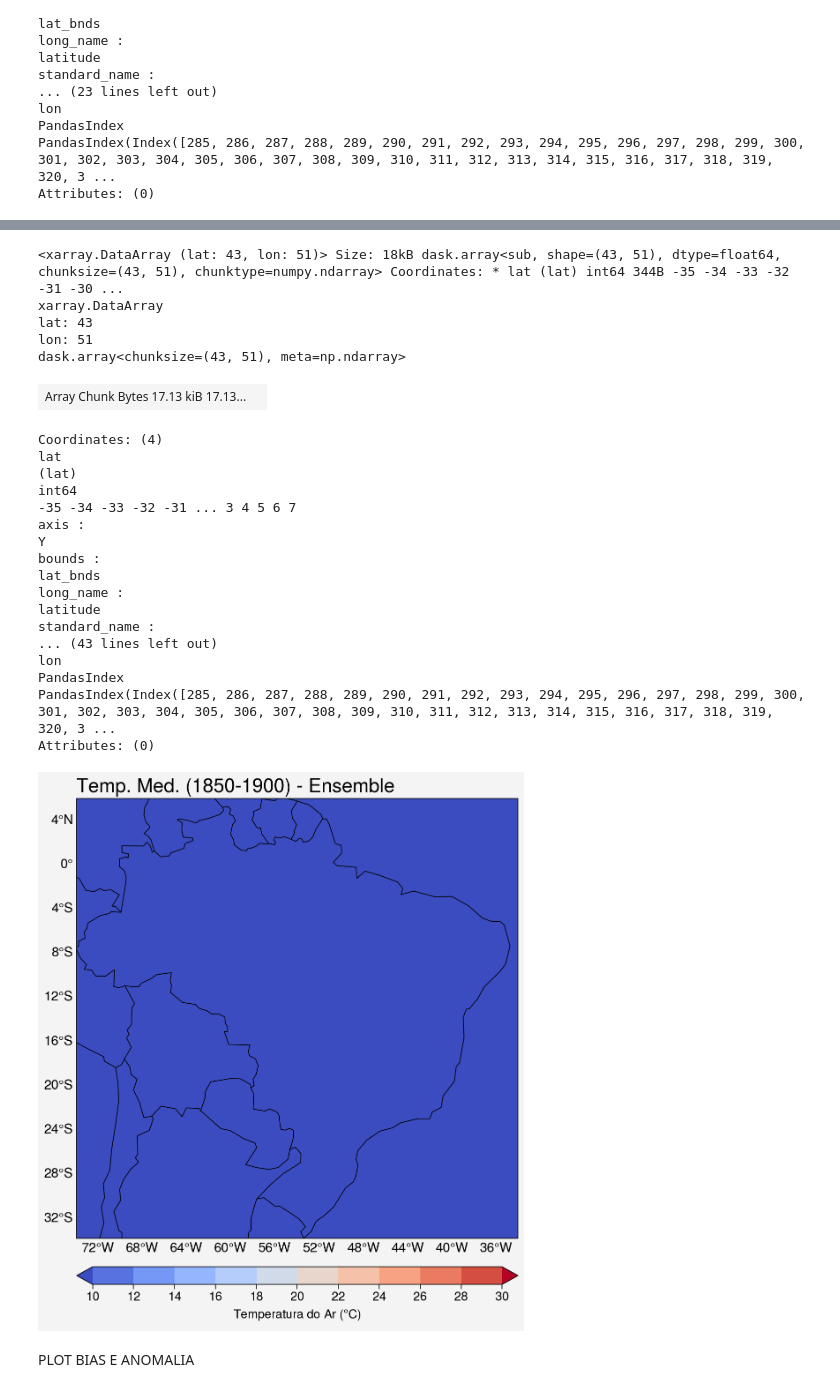
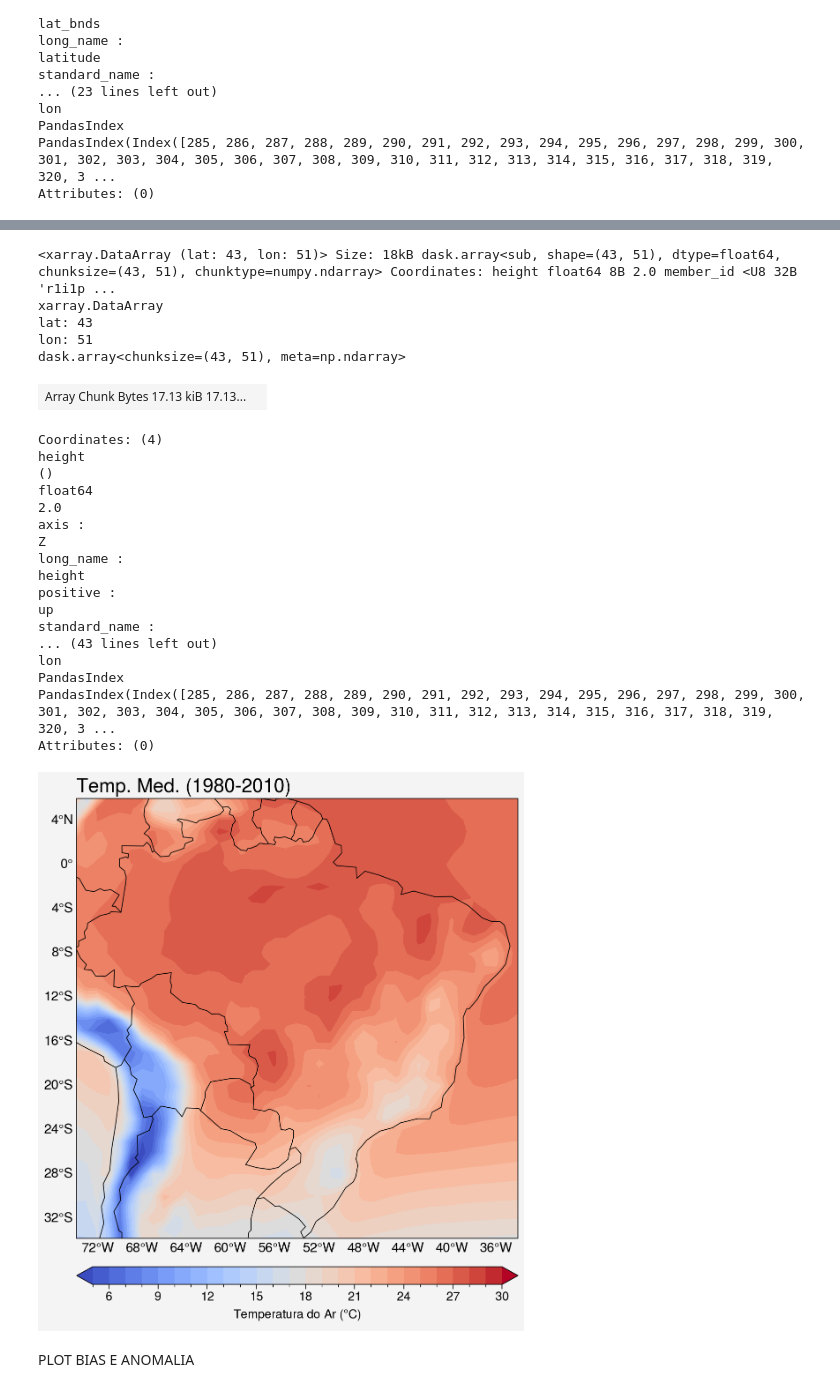
Before and after one commit to pantojaph/Resumo_CPAM_CMIP6, a Jupyter notebook: CPAM_final.ipynb, the cells around one changed output, grey strips where cells are left out. Drawn from its saved outputs; the diff is of its cells as text; code cells hidden in the pictures.

Commit message:
plot vies e temp med ensemble com correção de vies
Revisão final do script para o CPAM

```diff
--- a/CPAM_final.ipynb
+++ b/CPAM_final.ipynb
@@ -691,0 +687,5 @@ pplt.show()
+# %%
+# Período Recente Ensemble
+tas_media_recente = ensemble_historical.sel(time=slice('1980-01-16', '2010-12-16')) \
+                                          .groupby('time.month').mean('time')
+tas_media_recente
@@ -691,0 +718,4 @@ pplt.show()
+# %%
+# Período Recente Ano
+tas_med_recente_ano = tas_media_recente.mean(dim='month')
+tas_med_recente_ano
@@ -692,25 +747,25 @@ pplt.show()
 # %%
 # Calcular a anomalia menos o vies
-anom_vies = (vies - anom_tas_recente)
-anom_vies
+tas_recente_vies = tas_med_recente_ano - vies
+tas_recente_vies
 # %% [output]
-<xarray.DataArray (lat: 43, lon: 51)> Size: 18kB dask.array<sub, shape=(43, 51), dtype=float64, chunksize=(43, 51), chunktype=numpy.ndarray> Coordinates: * lat (lat) int64 344B -35 -34 -33 -32 -31 -30 ...
+<xarray.DataArray (lat: 43, lon: 51)> Size: 18kB dask.array<sub, shape=(43, 51), dtype=float64, chunksize=(43, 51), chunktype=numpy.ndarray> Coordinates: height float64 8B 2.0 member_id <U8 32B 'r1i1p ...
 xarray.DataArray
 lat: 43
 lon: 51
 dask.array<chunksize=(43, 51), meta=np.ndarray>
 | Array Chunk Bytes 17.13 kiB 17.13... |  |
 Coordinates: (4)
-lat
-(lat)
-int64
--35 -34 -33 -32 -31 ... 3 4 5 6 7
+height
+()
+float64
+2.0
 axis :
-Y
-bounds :
-lat_bnds
+Z
 long_name :
-latitude
+height
+positive :
+up
 standard_name :
 ... (43 lines left out)
 lon
@@ -720,28 +775,28 @@ Attributes: (0)
 # %%
 # Plot Anom recente menos Vies
 fig, ax = pplt.subplots(axwidth=5.0, ncols=1, tight=True,
                         proj='pcarree', proj_kw={'lon_0':0})
 
 # parâmetros de formatação do mapa
 ax.format(land=False, coast=True, innerborders=False,
           borders=True, labels=True, grid=True,
           latlim=(-33.8, 6), lonlim=(-73.9, -34),
           latlines=4, lonlines=4, geogridlinewidth=0,
           small='15px', large='22px')
-ax.format(ltitle='Temp. Med. (1850-1900) - Ensemble')
+ax.format(ltitle='Temp. Med. (1980-2010)')
 
 #
-map1 = ax.contourf(anom_vies['lon'], anom_vies['lat'],
-                   anom_vies,
-                   cmap='coolwarm', levels=pplt.arange(10, 30, 2),
+map1 = ax.contourf(tas_recente_vies['lon'], tas_recente_vies['lat'],
+                   tas_recente_vies,
+                   cmap='coolwarm', levels=pplt.arange(5, 30, 1),
                    extend='both')
 
 # barra de cores
 fig.colorbar(map1, loc='b', label='Temperatura do Ar ($\degree$C)')
 
 pplt.show()
 # %% [output]
-[figure, old version]
+[figure, new version]
 # %% [markdown]
 PLOT BIAS E ANOMALIA
 # %%
```
Also changed, not shown: parts of 10 cells of this notebook.
